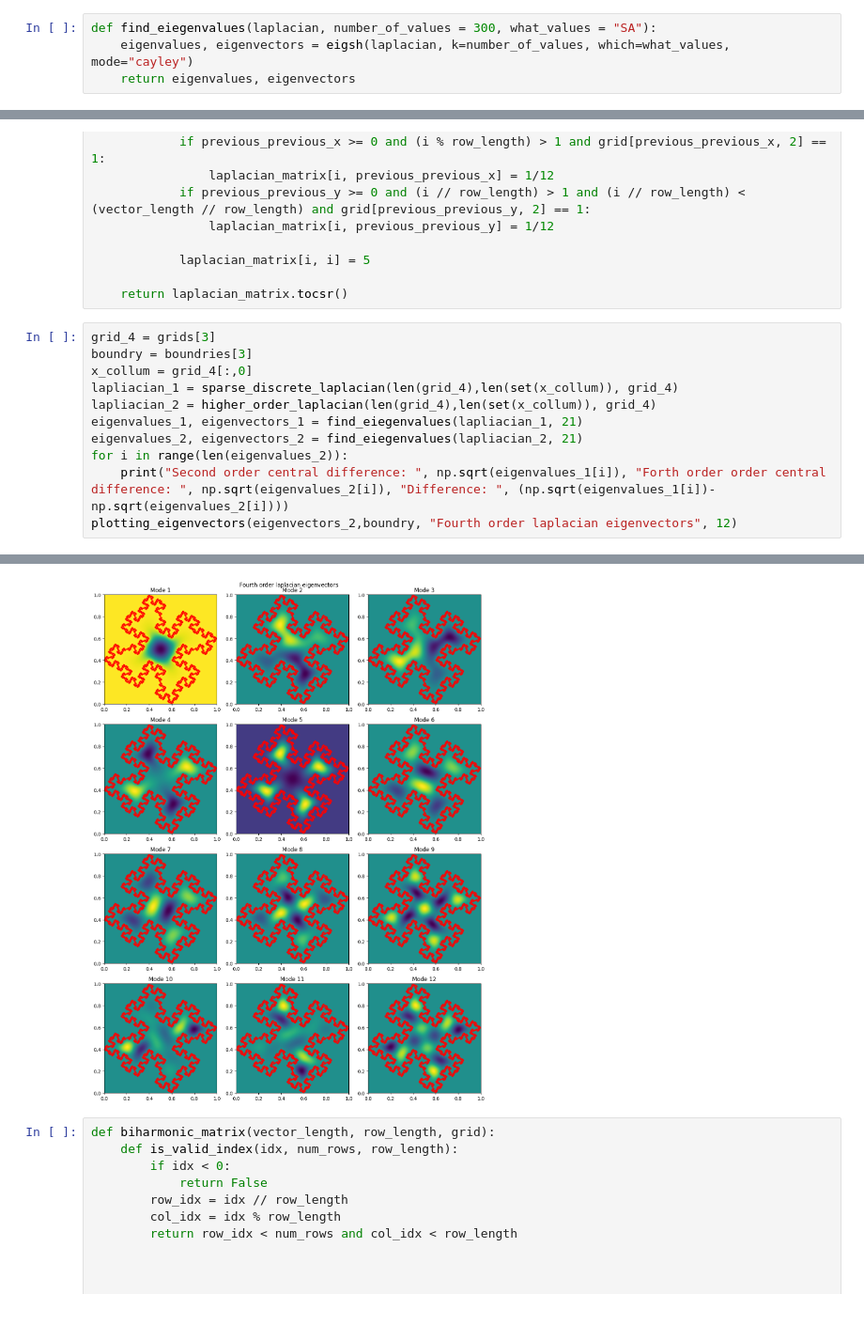
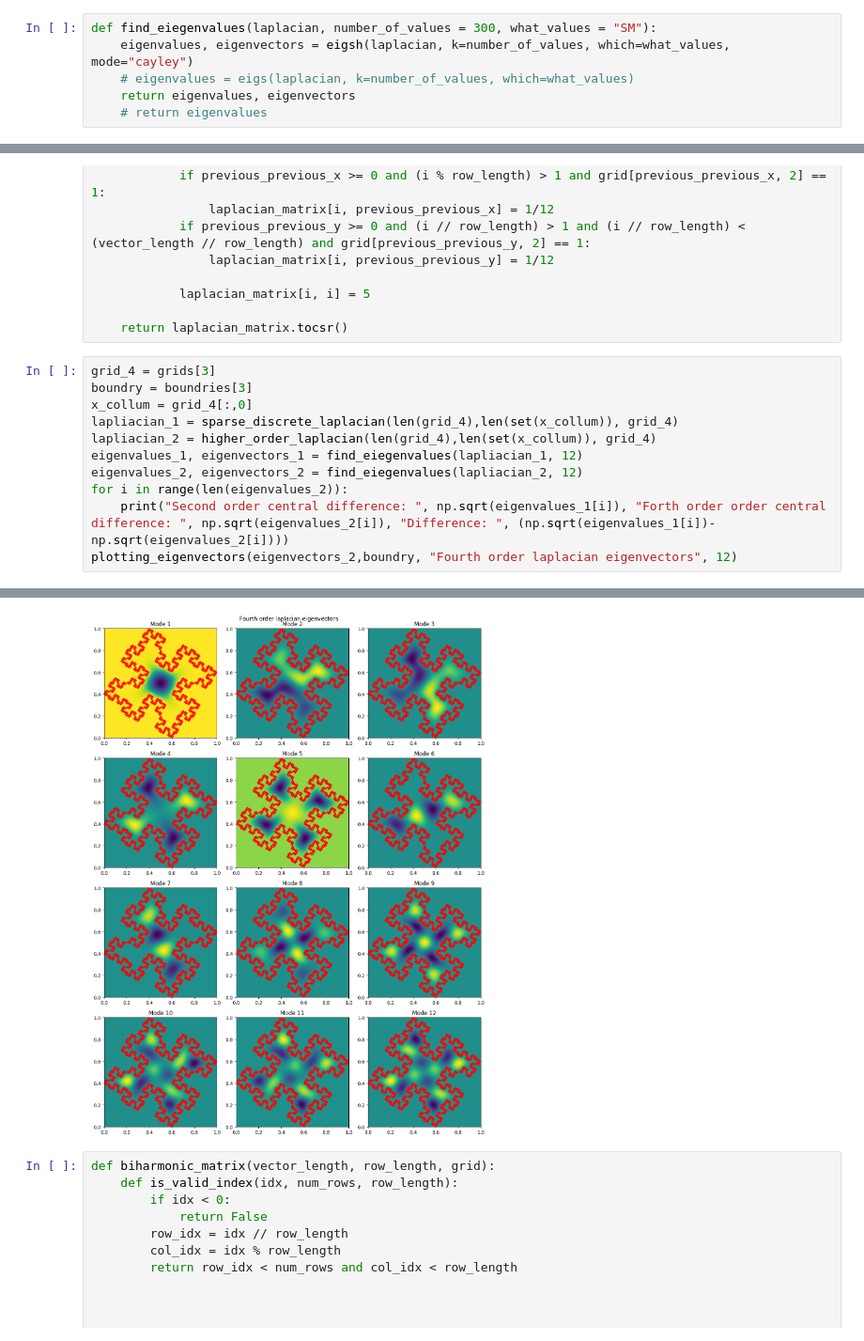
Before and after one commit to erikkoh/Numfys, a Jupyter notebook: Assignment2/Projectnotebook.ipynb, the cells around one changed output, grey strips where cells are left out. Shown at 94% size. Saved outputs shown, nothing was run; the diff lists cells and outputs as text.

```diff
--- a/Assignment2/Projectnotebook.ipynb
+++ b/Assignment2/Projectnotebook.ipynb
@@ -324,7 +328,9 @@ Normal matrix ram usage:  6.679216815286624  vs Sparse matrix ram usage:  0.0024
 # %%
-def find_eiegenvalues(laplacian, number_of_values = 300, what_values = "SA"):
+def find_eiegenvalues(laplacian, number_of_values = 300, what_values = "SM"):
     eigenvalues, eigenvectors = eigsh(laplacian, k=number_of_values, which=what_values, mode="cayley")
+    # eigenvalues = eigs(laplacian, k=number_of_values, which=what_values)
     return eigenvalues, eigenvectors
+    # return eigenvalues
 # %%
 def plotting_eigenvectors_old(eigenvectors,boundry, number_values = 10):
     x_boundry = boundry[:,0]
@@ -496,8 +503,8 @@ boundry = boundries[3]
 x_collum = grid_4[:,0]
 lapliacian_1 = sparse_discrete_laplacian(len(grid_4),len(set(x_collum)), grid_4)
 lapliacian_2 = higher_order_laplacian(len(grid_4),len(set(x_collum)), grid_4)
-eigenvalues_1, eigenvectors_1 = find_eiegenvalues(lapliacian_1, 21)
-eigenvalues_2, eigenvectors_2 = find_eiegenvalues(lapliacian_2, 21)
+eigenvalues_1, eigenvectors_1 = find_eiegenvalues(lapliacian_1, 12)
+eigenvalues_2, eigenvectors_2 = find_eiegenvalues(lapliacian_2, 12)
 for i in range(len(eigenvalues_2)):
     print("Second order central difference: ", np.sqrt(eigenvalues_1[i]), "Forth order order central difference: ", np.sqrt(eigenvalues_2[i]), "Difference: ", (np.sqrt(eigenvalues_1[i])-np.sqrt(eigenvalues_2[i])))
 plotting_eigenvectors(eigenvectors_2,boundry, "Fourth order laplacian eigenvectors", 12)
@@ -522,4 +524,4 @@ Second order central difference:  0.10048955631086814 Forth order order central
-[figure, old version]
+[figure, new version]
 # %%
 def biharmonic_matrix(vector_length, row_length, grid):
     def is_valid_index(idx, num_rows, row_length):
```
Also changed, not shown: parts of 8 cells of this notebook.
